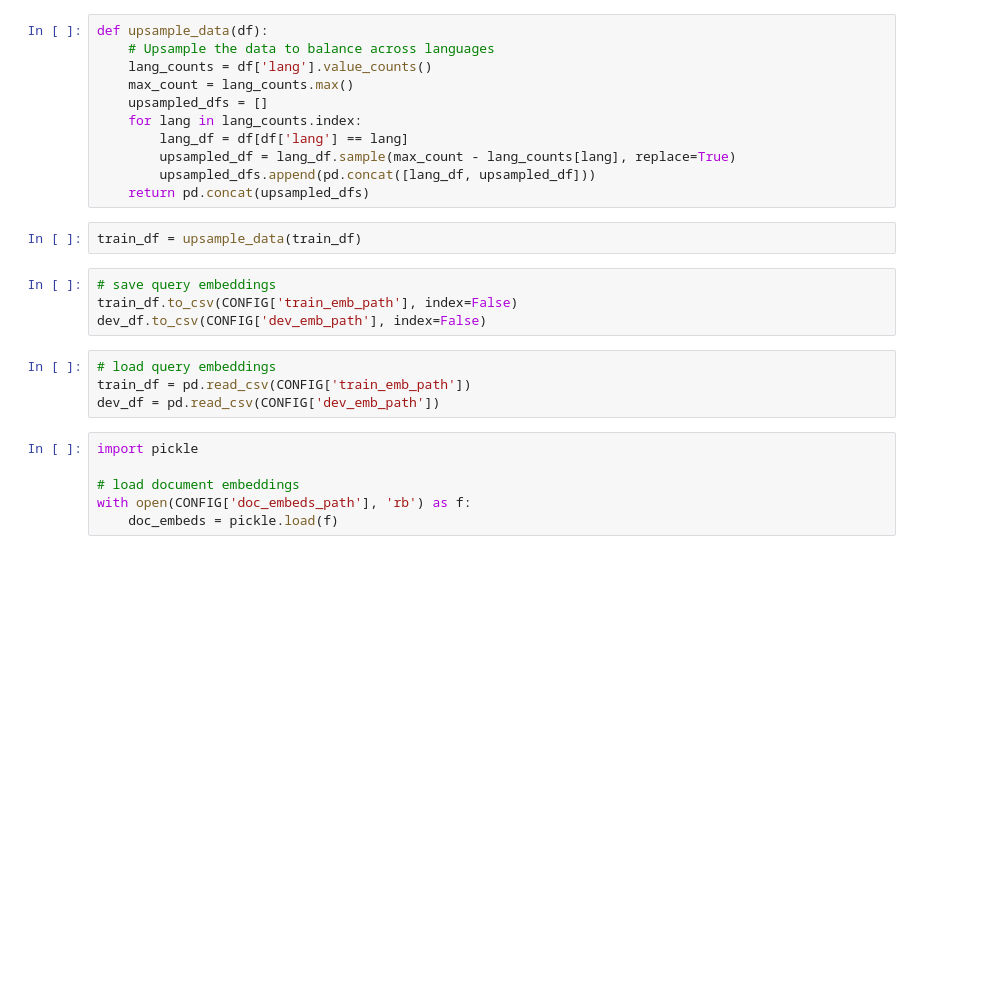
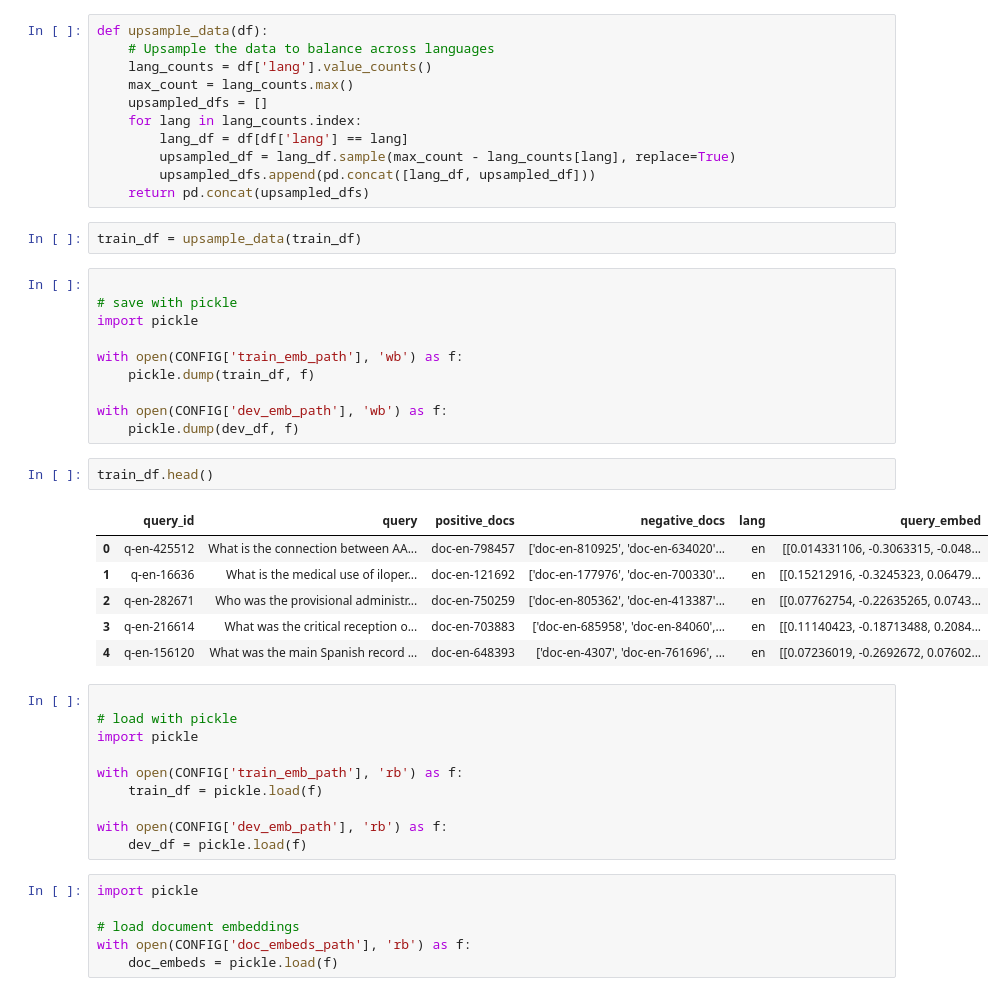
Before and after one commit to madhueb/DIS_project1, a Jupyter notebook: scripts/training_pipeline.ipynb, the cells around one changed output. Saved outputs shown, nothing was run; the diff lists cells and outputs as text; blank space fills up the shorter version.

```diff
--- a/scripts/training_pipeline.ipynb
+++ b/scripts/training_pipeline.ipynb
@@ -35,13 +56,34 @@ def upsample_data(df):
 # %%
 train_df = upsample_data(train_df)
 # %%
-# save query embeddings
-train_df.to_csv(CONFIG['train_emb_path'], index=False)
-dev_df.to_csv(CONFIG['dev_emb_path'], index=False)
+
+# save with pickle
+import pickle
+
+with open(CONFIG['train_emb_path'], 'wb') as f:
+    pickle.dump(train_df, f)
+
+with open(CONFIG['dev_emb_path'], 'wb') as f:
+    pickle.dump(dev_df, f)
+# %%
+train_df.head()
+# %% [output]
+|  | query_id | query | positive_docs | negative_docs | lang | query_embed |
+| 0 | q-en-425512 | What is the connection between AA... | doc-en-798457 | ['doc-en-810925', 'doc-en-634020'... | en | [[0.014331106, -0.3063315, -0.048... |
+| 1 | q-en-16636 | What is the medical use of iloper... | doc-en-121692 | ['doc-en-177976', 'doc-en-700330'... | en | [[0.15212916, -0.3245323, 0.06479... |
+| 2 | q-en-282671 | Who was the provisional administr... | doc-en-750259 | ['doc-en-805362', 'doc-en-413387'... | en | [[0.07762754, -0.22635265, 0.0743... |
+| 3 | q-en-216614 | What was the critical reception o... | doc-en-703883 | ['doc-en-685958', 'doc-en-84060',... | en | [[0.11140423, -0.18713488, 0.2084... |
+| 4 | q-en-156120 | What was the main Spanish record ... | doc-en-648393 | ['doc-en-4307', 'doc-en-761696', ... | en | [[0.07236019, -0.2692672, 0.07602... |
 # %%
-# load query embeddings
-train_df = pd.read_csv(CONFIG['train_emb_path'])
-dev_df = pd.read_csv(CONFIG['dev_emb_path'])
+
+# load with pickle
+import pickle
+
+with open(CONFIG['train_emb_path'], 'rb') as f:
+    train_df = pickle.load(f)
+
+with open(CONFIG['dev_emb_path'], 'rb') as f:
+    dev_df = pickle.load(f)
 # %%
 import pickle
 
```
Also changed, not shown: parts of 17 cells of this notebook, 4 other files.
